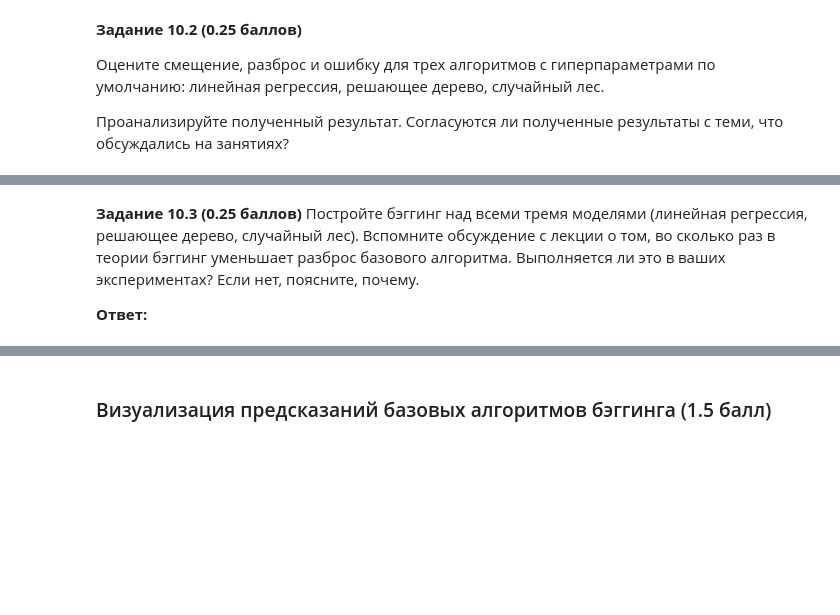
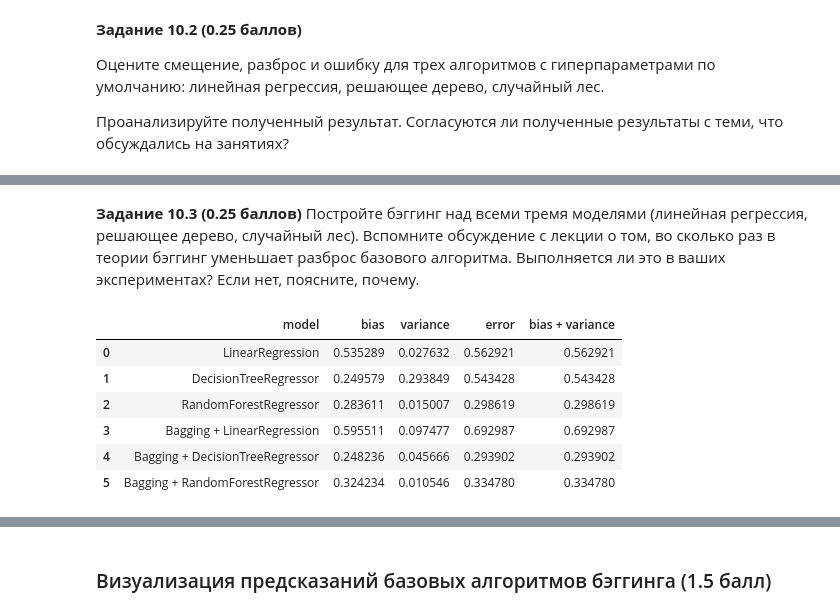
Before and after one commit to EgorGorshen/ml-hw, a Jupyter notebook: homework-practice-05-trees.ipynb, the cells around one changed output, grey strips where cells are left out. Saved outputs shown, nothing was run; the diff lists cells and outputs as text; code cells hidden in the pictures; blank space fills up the shorter version.

```diff
--- a/homework-practice-05-trees.ipynb
+++ b/homework-practice-05-trees.ipynb
@@ -678,5 +887,53 @@ __Задание 10.2 (0.25 баллов)__
 # %% [markdown]
 __Задание 10.3 (0.25 баллов)__
 Постройте бэггинг над всеми тремя моделями (линейная регрессия, решающее дерево, случайный лес). Вспомните обсуждение с лекции о том, во сколько раз в теории бэггинг уменьшает разброс базового алгоритма. Выполняется ли это в ваших экспериментах? Если нет, поясните, почему.
-
-**Ответ:**
+# %%
+from sklearn.ensemble import BaggingRegressor
+
+bagging_models = {
+    "Bagging + LinearRegression": BaggingRegressor(
+        estimator=LinearRegression(),
+        n_estimators=10,
+        n_jobs=-1,
+        random_state=0,
+    ),
+    "Bagging + DecisionTreeRegressor": BaggingRegressor(
+        estimator=DecisionTreeRegressor(),
+        n_estimators=10,
+        n_jobs=-1,
+        random_state=0,
+    ),
+    "Bagging + RandomForestRegressor": BaggingRegressor(
+        estimator=RandomForestRegressor(
+            n_estimators=10,
+            max_depth=8,
+            min_samples_leaf=5,
+            n_jobs=-1,
+            random_state=0,
+        ),
+        n_estimators=5,
+        n_jobs=-1,
+        random_state=0,
+    ),
+}
+
+bagging_rows = []
+for name, model in bagging_models.items():
+    bias, variance, error = compute_biase_variance(model, X, y, num_runs=100)
+    bagging_rows.append(
+        {
+            "model": name,
+            "bias": bias,
+            "variance": variance,
+            "error": error,
+            "bias + variance": bias + variance,
+        }
+    )
+# %% [output]
+|  | model | bias | variance | error | bias + variance |
+| 0 | LinearRegression | 0.535289 | 0.027632 | 0.562921 | 0.562921 |
+| 1 | DecisionTreeRegressor | 0.249579 | 0.293849 | 0.543428 | 0.543428 |
+| 2 | RandomForestRegressor | 0.283611 | 0.015007 | 0.298619 | 0.298619 |
+| 3 | Bagging + LinearRegression | 0.595511 | 0.097477 | 0.692987 | 0.692987 |
+| 4 | Bagging + DecisionTreeRegressor | 0.248236 | 0.045666 | 0.293902 | 0.293902 |
+| 5 | Bagging + RandomForestRegressor | 0.324234 | 0.010546 | 0.334780 | 0.334780 |
```
Also changed, not shown: parts of 40 cells of this notebook, 2 other files.
